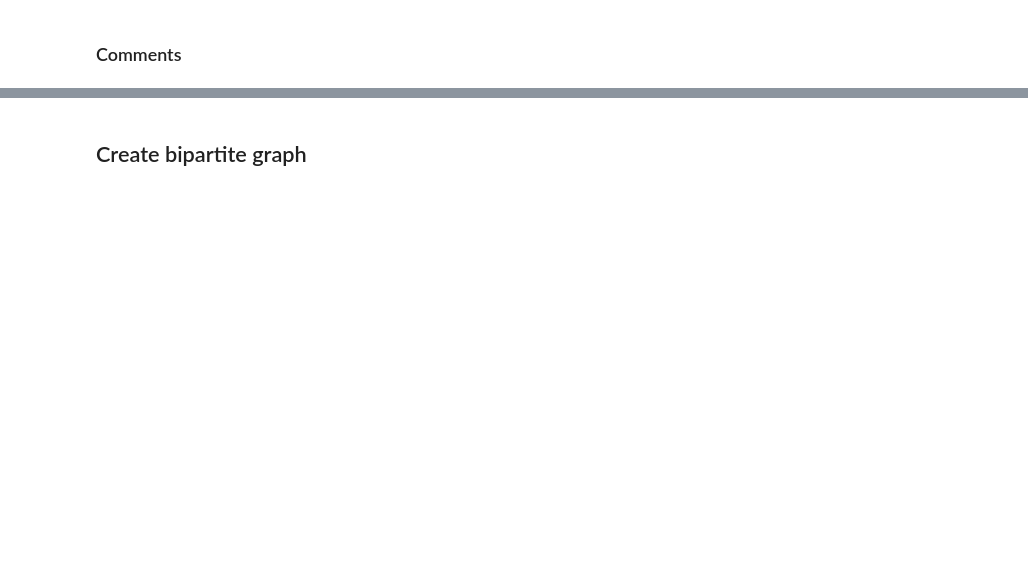
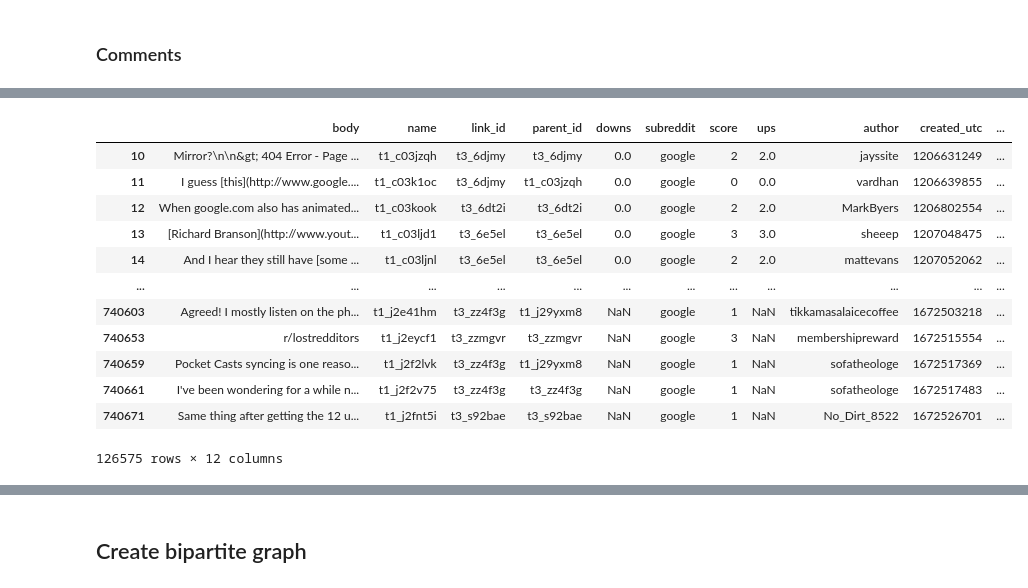
Before and after one commit to lakshyaag/INSY670-SocialMediaAnalytics-Group, a Jupyter notebook: Project/code.ipynb, the cells around one changed output, grey strips where cells are left out. Saved outputs shown, nothing was run; the diff lists cells and outputs as text; code cells hidden in the pictures; blank space fills up the shorter version.

```diff
--- a/Project/code.ipynb
+++ b/Project/code.ipynb
@@ -100,0 +236,3 @@ mcgill_comments
+# %%
+print(lda_model.print_topics())
+doc_lda = lda_model[corpus]
@@ -100,0 +334,26 @@ mcgill_comments
+# %%
+topic_names = {
+    0: "Google products and services",
+    1: "Search and cloud storage",
+    2: "Tech company news and reviews",
+    3: "Account support and troubleshooting",
+    4: "Hardware products",
+}
+# %%
+# Assign submission to topic
+def assign_topic(lda_model, corpus, topic_interpretation):
+    """
+    Assigns a topic to each submission based on the topic with the highest probability
+
+    :param lda_model: LDA model
+    :param corpus: corpus
+    :param topic_interpretation: dictionary with topic interpretation (e.g. {0: 'topic1', 1: 'topic2'})
+    """
+    doc_lda = lda_model[corpus]
+    topics = [max(doc, key=lambda x: x[1])[0] for doc in doc_lda]
+    return [topic_interpretation[topic] for topic in topics]
+
+
+submissions["topic"] = assign_topic(lda_model, corpus, topic_names)
+
+submissions
@@ -100,0 +375,8 @@ mcgill_comments
+# %%
+SELECTED_TOPIC = topic_names[0]
+
+submission_t = submissions[submissions["topic"] == SELECTED_TOPIC]
+comments_t = comments[comments["submission_id"].isin(submission_t["id"])]
+# %%
+comments_t
+# %% [output]
@@ -100,0 +384,13 @@ mcgill_comments
+|  | body | name | link_id | parent_id | downs | subreddit | score | ups | author | created_utc | ... |
+| 10 | Mirror?\n\n&gt; 404 Error - Page ... | t1_c03jzqh | t3_6djmy | t3_6djmy | 0.0 | google | 2 | 2.0 | jayssite | 1206631249 | ... |
+| 11 | I guess [this](http://www.google.... | t1_c03k1oc | t3_6djmy | t1_c03jzqh | 0.0 | google | 0 | 0.0 | vardhan | 1206639855 | ... |
+| 12 | When google.com also has animated... | t1_c03kook | t3_6dt2i | t3_6dt2i | 0.0 | google | 2 | 2.0 | MarkByers | 1206802554 | ... |
+| 13 | [Richard Branson](http://www.yout... | t1_c03ljd1 | t3_6e5el | t3_6e5el | 0.0 | google | 3 | 3.0 | sheeep | 1207048475 | ... |
+| 14 | And I hear they still have [some ... | t1_c03ljnl | t3_6e5el | t3_6e5el | 0.0 | google | 2 | 2.0 | mattevans | 1207052062 | ... |
+| ... | ... | ... | ... | ... | ... | ... | ... | ... | ... | ... | ... |
+| 740603 | Agreed! I mostly listen on the ph... | t1_j2e41hm | t3_zz4f3g | t1_j29yxm8 | NaN | google | 1 | NaN | tikkamasalaicecoffee | 1672503218 | ... |
+| 740653 | r/lostredditors | t1_j2eycf1 | t3_zzmgvr | t3_zzmgvr | NaN | google | 3 | NaN | membershipreward | 1672515554 | ... |
+| 740659 | Pocket Casts syncing is one reaso... | t1_j2f2lvk | t3_zz4f3g | t1_j29yxm8 | NaN | google | 1 | NaN | sofatheologe | 1672517369 | ... |
+| 740661 | I've been wondering for a while n... | t1_j2f2v75 | t3_zz4f3g | t3_zz4f3g | NaN | google | 1 | NaN | sofatheologe | 1672517483 | ... |
+| 740671 | Same thing after getting the 12 u... | t1_j2fnt5i | t3_s92bae | t3_s92bae | NaN | google | 1 | NaN | No_Dirt_8522 | 1672526701 | ... |
+126575 rows × 12 columns
```
Also changed, not shown: parts of 39 cells of this notebook.
